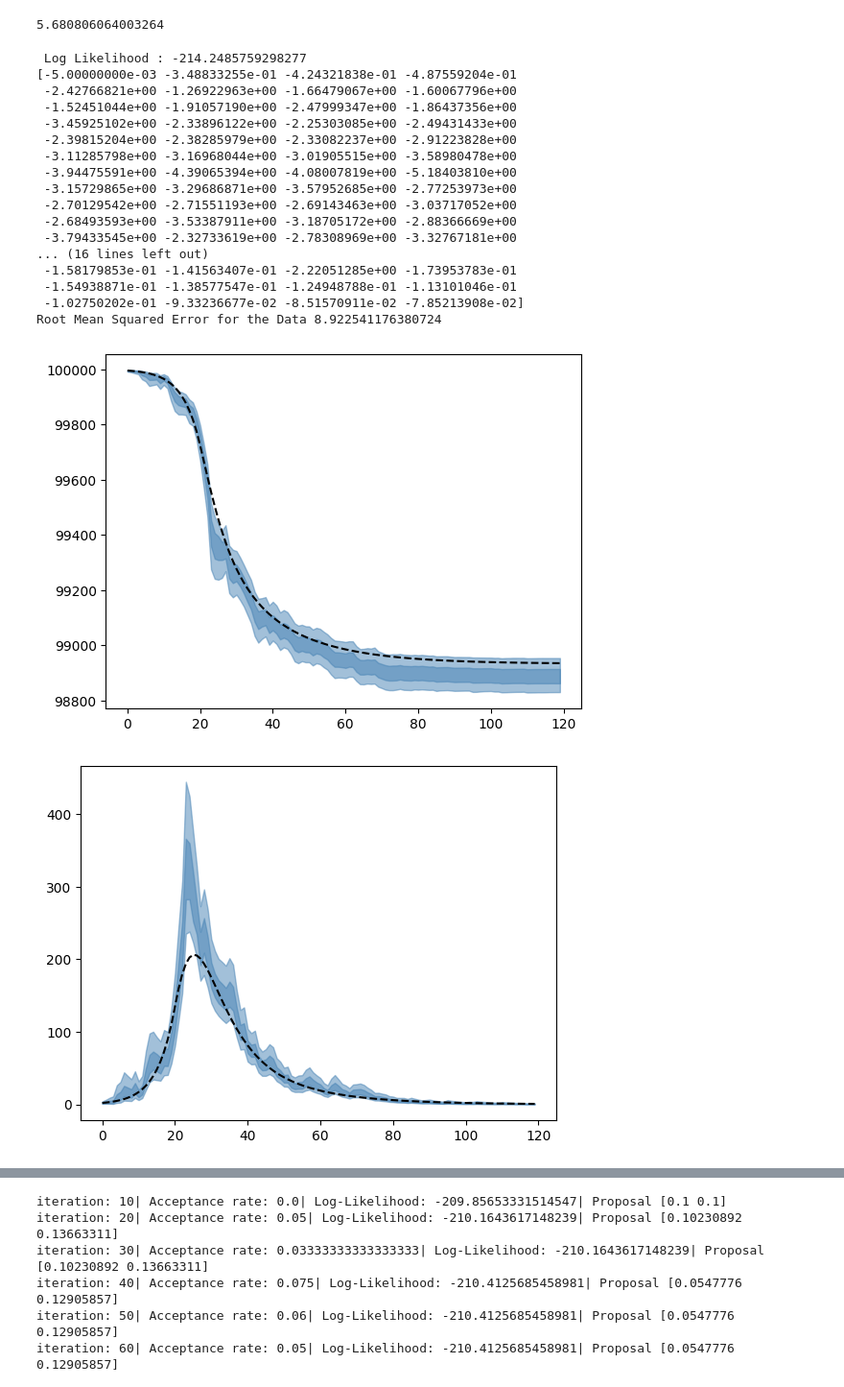
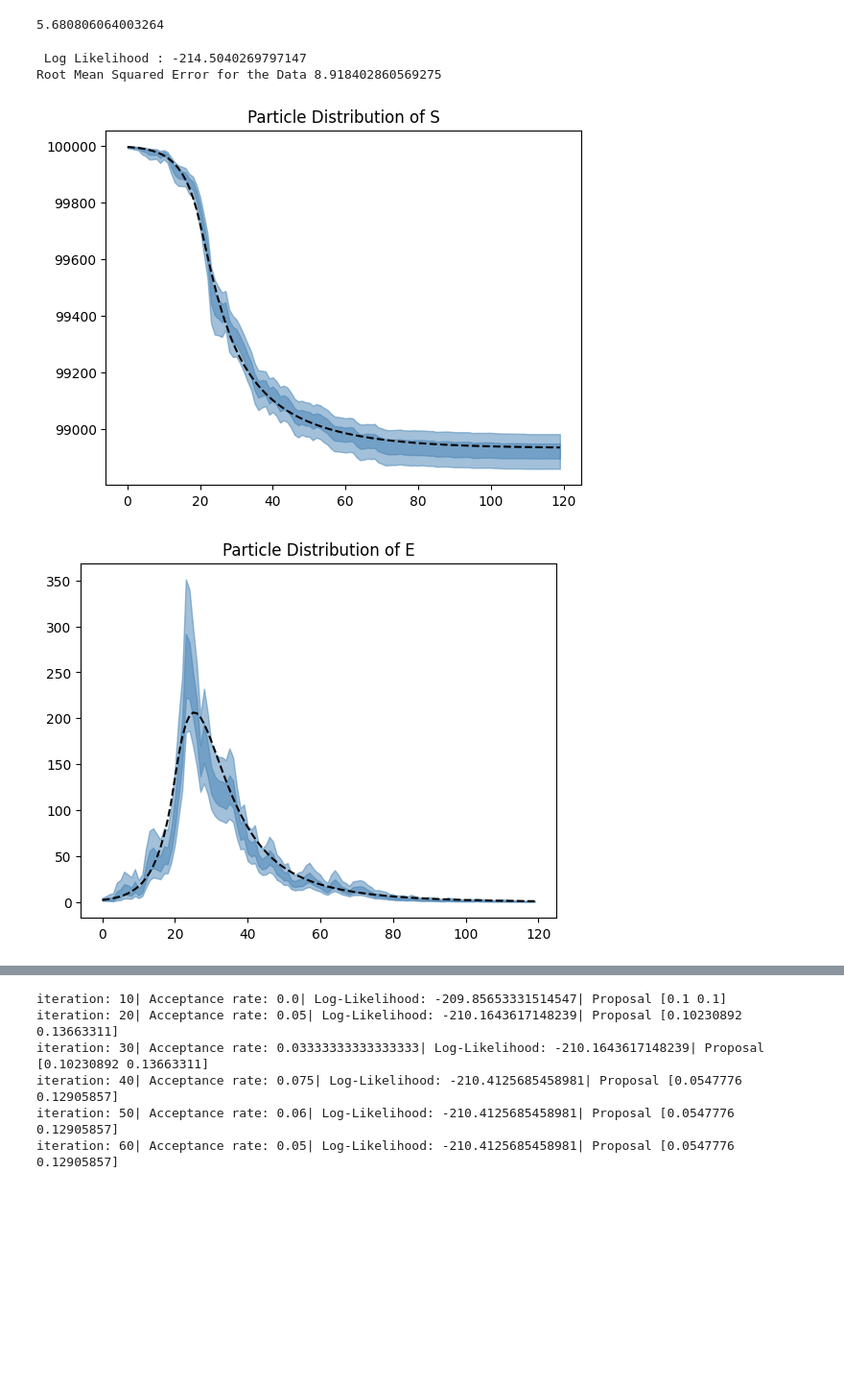
Before and after one commit to Averydx/PMCMC, a Jupyter notebook: examples/pmcmc_seir_calvetti.ipynb, the cells around one changed output, grey strips where cells are left out. Shown at 96% size. Saved outputs shown, nothing was run; the diff lists cells and outputs as text; code cells hidden in the pictures; blank space fills up the shorter version.

```diff
--- a/examples/pmcmc_seir_calvetti.ipynb
+++ b/examples/pmcmc_seir_calvetti.ipynb
@@ -129,41 +129,30 @@ print(perf_counter() - t)
 # %%
 print(f" Log Likelihood : {np.sum(output['Log_likelihood'])}")
 
 print(f"Root Mean Squared Error for the Data {np.sqrt(np.mean((data - np.mean(output['particle_observations'][:,0,:]))**2))}")
 
+Labels = ['S','E','I','R']
+
 for i in range(4):
+    plt.title(f"Particle Distribution of {Labels[i]}")
     plt.fill_between(t_vec[::int(1/dt)],np.percentile(output['particle_distribution'][:,i,:].T,5,axis = 1),np.percentile(output['particle_distribution'][:,i,:].T,95,axis = 1),alpha = 0.5,color = 'steelblue')
     plt.fill_between(t_vec[::int(1/dt)],np.percentile(output['particle_distribution'][:,i,:].T,25,axis = 1),np.percentile(output['particle_distribution'][:,i,:].T,75,axis = 1),alpha = 0.5,color = 'steelblue')
     plt.plot(t_vec[::int(1/dt)],state[:,i],'--',color = 'black')
     plt.show()
 
+plt.title("Particle Distribution of $\\beta_t$")
 plt.plot(t_vec,betas,'--',color = 'black')
 plt.fill_between(t_vec[::int(1/dt)],np.percentile(output['particle_distribution'][:,4,:].T,5,axis = 1),np.percentile(output['particle_distribution'][:,4,:].T,95,axis = 1),alpha = 0.5,color = 'steelblue')
 plt.fill_between(t_vec[::int(1/dt)],np.percentile(output['particle_distribution'][:,4,:].T,25,axis = 1),np.percentile(output['particle_distribution'][:,4,:].T,75,axis = 1),alpha = 0.5,color = 'steelblue')
 plt.show()
 
 plt.title("Fit to Data")
 plt.xlabel('Time (Days)')
 plt.plot(t_vec[::int(1/dt)],data.T,'--',color = 'black')
 plt.fill_between(t_vec[::int(1/dt)],np.percentile(output['particle_observations'][:,0,:].T,5,axis = 1),np.percentile(output['particle_observations'][:,0,:].T,95,axis = 1),alpha = 0.5)
 plt.show()
 # %% [output]
- Log Likelihood : -214.2485759298277
-[-5.00000000e-03 -3.48833255e-01 -4.24321838e-01 -4.87559204e-01
- -2.42766821e+00 -1.26922963e+00 -1.66479067e+00 -1.60067796e+00
- -1.52451044e+00 -1.91057190e+00 -2.47999347e+00 -1.86437356e+00
- -3.45925102e+00 -2.33896122e+00 -2.25303085e+00 -2.49431433e+00
- -2.39815204e+00 -2.38285979e+00 -2.33082237e+00 -2.91223828e+00
- -3.11285798e+00 -3.16968044e+00 -3.01905515e+00 -3.58980478e+00
- -3.94475591e+00 -4.39065394e+00 -4.08007819e+00 -5.18403810e+00
- -3.15729865e+00 -3.29686871e+00 -3.57952685e+00 -2.77253973e+00
- -2.70129542e+00 -2.71551193e+00 -2.69143463e+00 -3.03717052e+00
- -2.68493593e+00 -3.53387911e+00 -3.18705172e+00 -2.88366669e+00
- -3.79433545e+00 -2.32733619e+00 -2.78308969e+00 -3.32767181e+00
-... (16 lines left out)
- -1.58179853e-01 -1.41563407e-01 -2.22051285e+00 -1.73953783e-01
- -1.54938871e-01 -1.38577547e-01 -1.24948788e-01 -1.13101046e-01
- -1.02750202e-01 -9.33236677e-02 -8.51570911e-02 -7.85213908e-02]
-Root Mean Squared Error for the Data 8.922541176380724
+ Log Likelihood : -214.5040269797147
+Root Mean Squared Error for the Data 8.918402860569275
-[figure, old version]
+[figure, new version]
-[figure, old version]
+[figure, new version]
```
Also changed, not shown: parts of 4 cells of this notebook.
